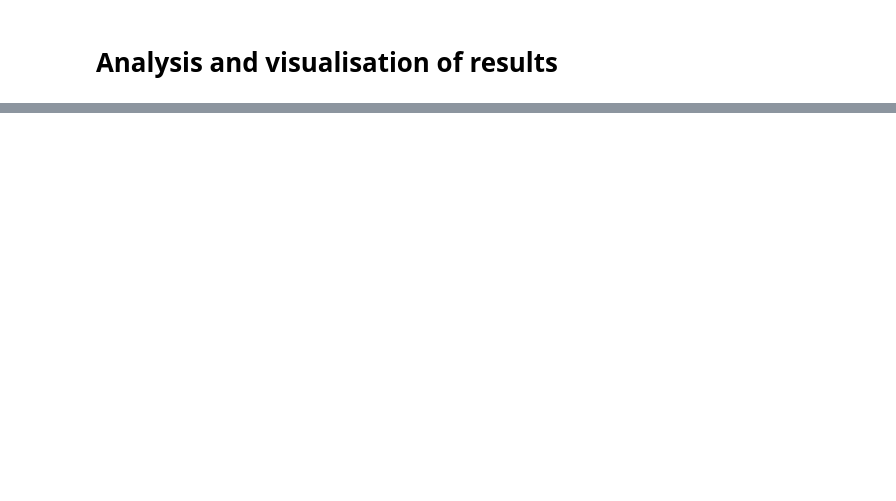
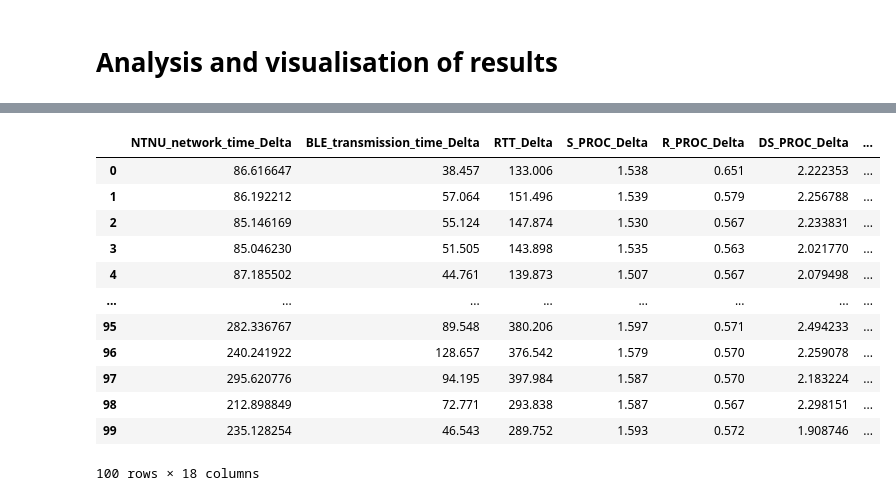
Before and after one commit to nemisis84/ASCON-encryption-for-MCUs-in-an-MQTT-network, a Jupyter notebook: data-storage/analysis/analysis.ipynb, the cells around one changed output, grey strips where cells are left out. Saved outputs shown, nothing was run; the diff lists cells and outputs as text; code cells hidden in the pictures; blank space fills up the shorter version.

```diff
--- a/data-storage/analysis/analysis.ipynb
+++ b/data-storage/analysis/analysis.ipynb
@@ -50,0 +49,16 @@ add_hw_and_networking_time(frames)
+# %%
+frames["ASCON"][11]
+# %% [output]
+|  | NTNU_network_time_Delta | BLE_transmission_time_Delta | RTT_Delta | S_PROC_Delta | R_PROC_Delta | DS_PROC_Delta | ... |
+| 0 | 86.616647 | 38.457 | 133.006 | 1.538 | 0.651 | 2.222353 | ... |
+| 1 | 86.192212 | 57.064 | 151.496 | 1.539 | 0.579 | 2.256788 | ... |
+| 2 | 85.146169 | 55.124 | 147.874 | 1.530 | 0.567 | 2.233831 | ... |
+| 3 | 85.046230 | 51.505 | 143.898 | 1.535 | 0.563 | 2.021770 | ... |
+| 4 | 87.185502 | 44.761 | 139.873 | 1.507 | 0.567 | 2.079498 | ... |
+| ... | ... | ... | ... | ... | ... | ... | ... |
+| 95 | 282.336767 | 89.548 | 380.206 | 1.597 | 0.571 | 2.494233 | ... |
+| 96 | 240.241922 | 128.657 | 376.542 | 1.579 | 0.570 | 2.259078 | ... |
+| 97 | 295.620776 | 94.195 | 397.984 | 1.587 | 0.570 | 2.183224 | ... |
+| 98 | 212.898849 | 72.771 | 293.838 | 1.587 | 0.567 | 2.298151 | ... |
+| 99 | 235.128254 | 46.543 | 289.752 | 1.593 | 0.572 | 1.908746 | ... |
+100 rows × 18 columns
```
Also changed, not shown: parts of 9 cells of this notebook, 8 other files.
